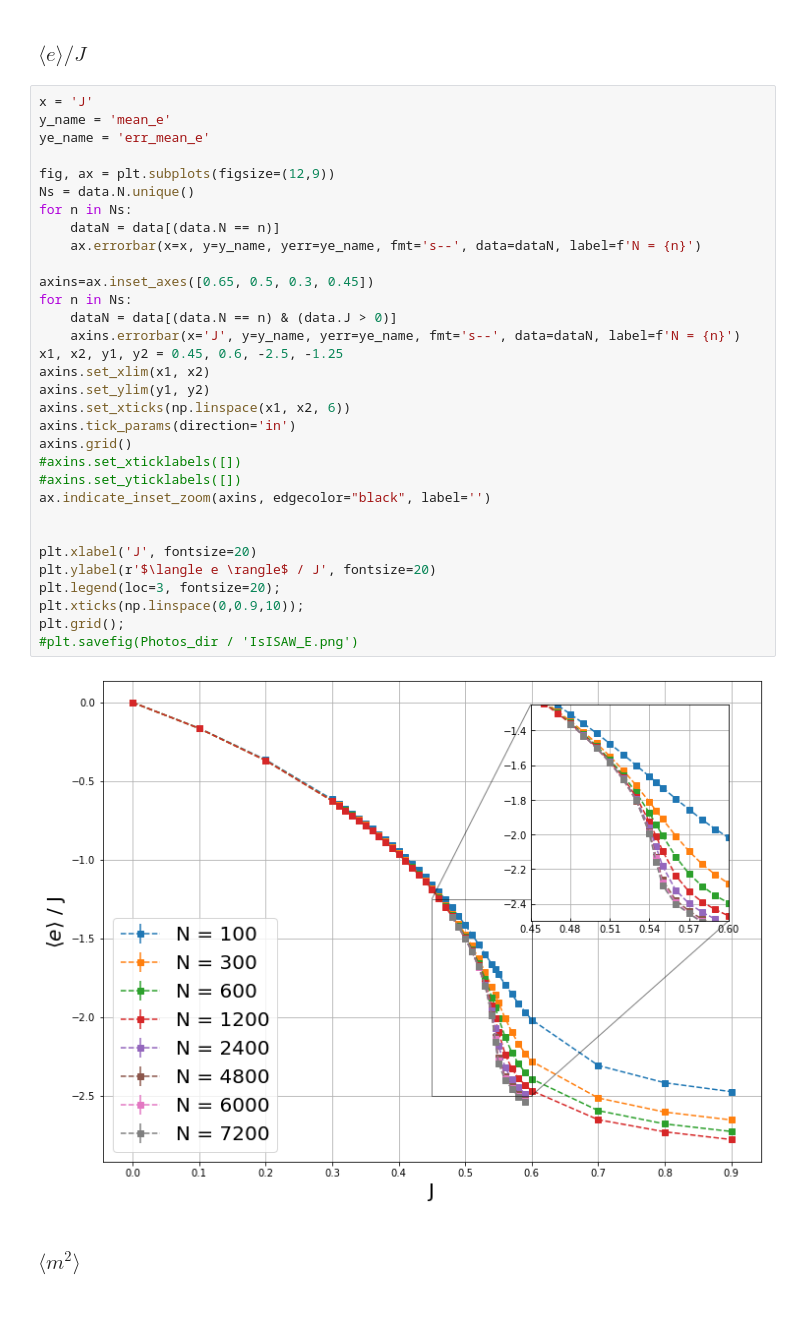
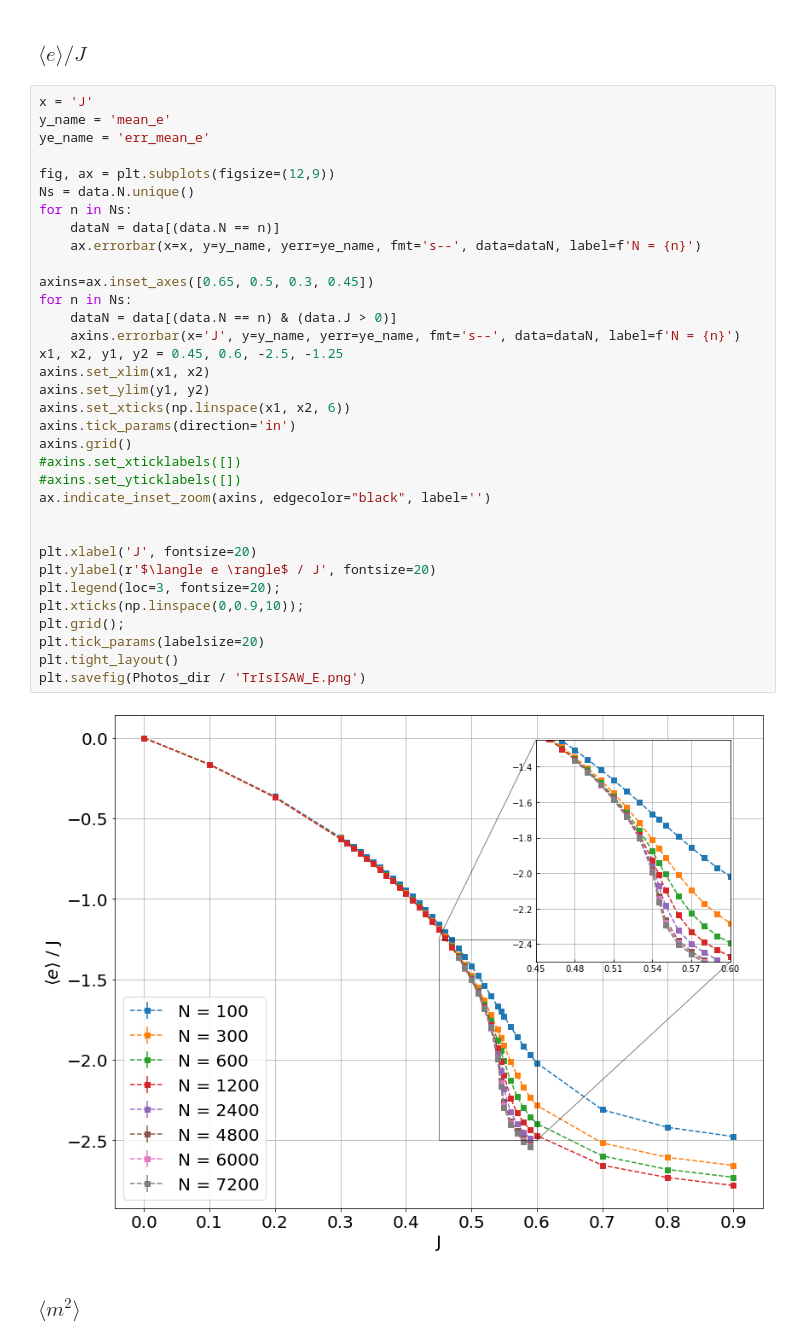
Before and after one commit to Chpel/ProjectMagnet, a Jupyter notebook: Расчёты .ipynb/IsingISAW_Triangle.ipynb, the cells around one changed output. Saved outputs shown, nothing was run; the diff lists cells and outputs as text; blank space fills up the shorter version.

```diff
--- a/Расчёты .ipynb/IsingISAW_Triangle.ipynb
+++ b/Расчёты .ipynb/IsingISAW_Triangle.ipynb
@@ -100,35 +101,37 @@ x = 'J'
 y_name = 'mean_e'
 ye_name = 'err_mean_e'
 
 fig, ax = plt.subplots(figsize=(12,9))
 Ns = data.N.unique()
 for n in Ns:
     dataN = data[(data.N == n)]
     ax.errorbar(x=x, y=y_name, yerr=ye_name, fmt='s--', data=dataN, label=f'N = {n}')
 
 axins=ax.inset_axes([0.65, 0.5, 0.3, 0.45])
 for n in Ns:
     dataN = data[(data.N == n) & (data.J > 0)]
     axins.errorbar(x='J', y=y_name, yerr=ye_name, fmt='s--', data=dataN, label=f'N = {n}')
 x1, x2, y1, y2 = 0.45, 0.6, -2.5, -1.25
 axins.set_xlim(x1, x2)
 axins.set_ylim(y1, y2)
 axins.set_xticks(np.linspace(x1, x2, 6))
 axins.tick_params(direction='in')
 axins.grid()
 #axins.set_xticklabels([])
 #axins.set_yticklabels([])
 ax.indicate_inset_zoom(axins, edgecolor="black", label='')
 
 
 plt.xlabel('J', fontsize=20)
 plt.ylabel(r'$\langle e \rangle$ / J', fontsize=20)
 plt.legend(loc=3, fontsize=20);
 plt.xticks(np.linspace(0,0.9,10));
 plt.grid();
-#plt.savefig(Photos_dir / 'IsISAW_E.png')
+plt.tick_params(labelsize=20)
+plt.tight_layout()
+plt.savefig(Photos_dir / 'TrIsISAW_E.png')
 # %% [output]
-[figure, old version]
+[figure, new version]
 # %% [markdown]
 ### $\langle m^{2} \rangle$
 # %%
```
Also changed, not shown: parts of 7 cells of this notebook, 13 other files.
